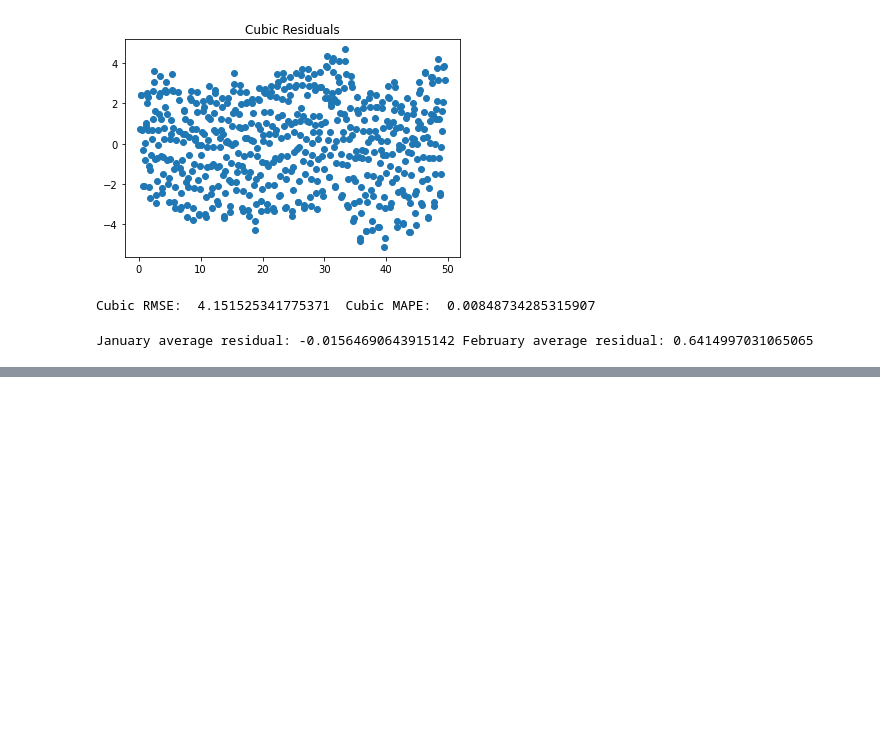
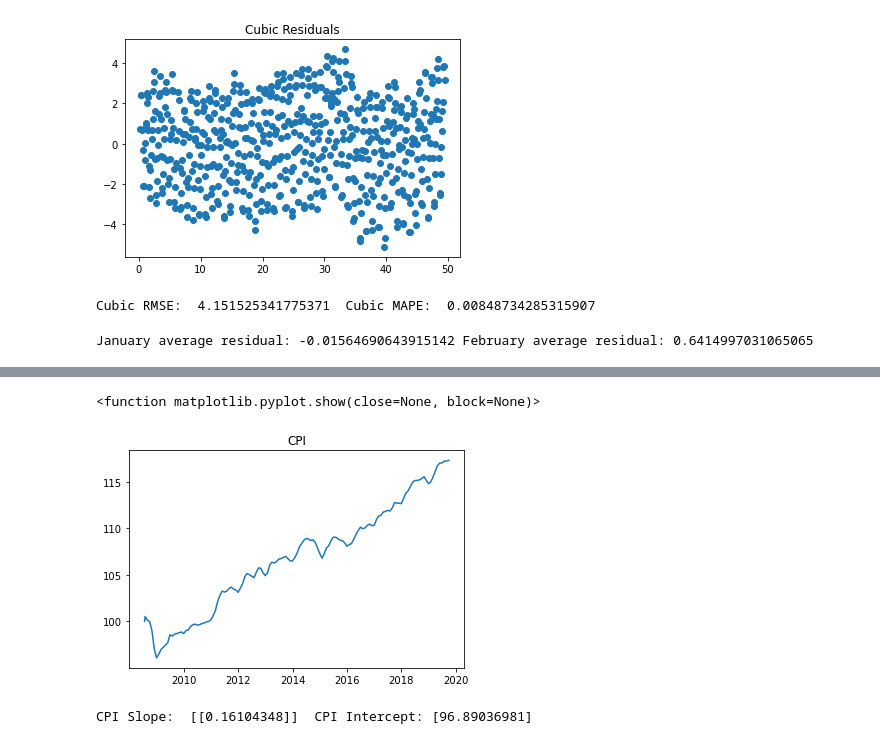
Before and after one commit to jaseidel/MITx_Analytics_Time_Series, a Jupyter notebook: Project_4.ipynb, the cells around one changed output, grey strips where cells are left out. Saved outputs shown, nothing was run; the diff lists cells and outputs as text; code cells hidden in the pictures; blank space fills up the shorter version.

```diff
--- a/Project_4.ipynb
+++ b/Project_4.ipynb
@@ -163,0 +169,7 @@ January average residual: -0.01564690643915142 February average residual: 0.6414
+# %%
+#Read the datafile
+#set the datetype for datetime
+
+price_df = pd.read_csv('./release_time_series_report_data/PriceStats_CPI.csv', header=0)
+price_df['date'] = pd.to_datetime(price_df['date'])
+price_df.head
@@ -163,0 +191,5 @@ January average residual: -0.01564690643915142 February average residual: 0.6414
+# %%
+#Reduce the series to use only the first day of the month (monthly CPI)
+#Validate the expected number of rows of date (1 + 11 years * 12 months + 4 partial year months)
+price_monthly_df = price_df[(price_df['date'].dt.day==1) | (price_df['date']=='2008-07-24')]
+price_monthly_df.head
@@ -163,0 +211,23 @@ January average residual: -0.01564690643915142 February average residual: 0.6414
+# %%
+#Plot the data set
+plt.title('CPI')
+plt.plot(price_monthly_df['date'],price_monthly_df['CPI'])
+plt.show
+# %% [output]
+<function matplotlib.pyplot.show(close=None, block=None)>
+[figure, added]
+# %%
+#Filter to values before September 2013
+price_monthly_df_train = price_monthly_df[price_monthly_df['date'] < '2013-09-01']
+
+#Reindex the date to monthly periods starting August 2008
+#Reshape the data to numpy arrays for sklearn
+X_train_cpi = ((price_monthly_df_train['date'].dt.year - 2008)*12 + price_monthly_df_train['date'].dt.month - 8).values.reshape(-1,1)
+Y_train_cpi = price_monthly_df_train['CPI'].values.reshape(-1,1)
+
+#Train a linear regressor on dates before September 2013
+reg_cpi = LinearRegression().fit(X_train_cpi, Y_train_cpi)
+#reg.score(X_train,Y_train)
+print("CPI Slope: ", reg_cpi.coef_, " CPI Intercept:", reg_cpi.intercept_)
+# %% [output]
+CPI Slope:  [[0.16104348]]  CPI Intercept: [96.89036981]
```
Also changed, not shown: parts of 13 cells of this notebook.
